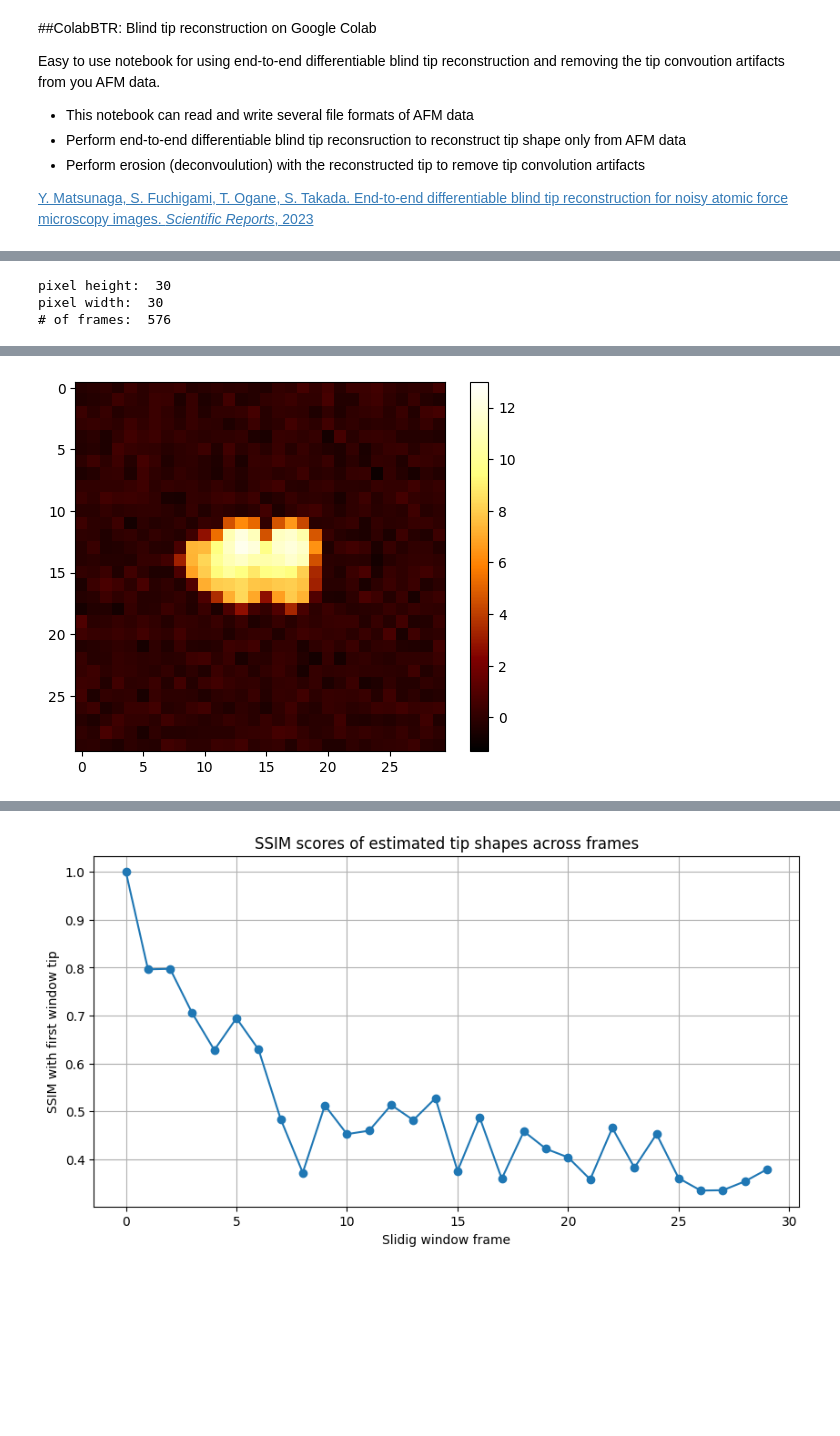
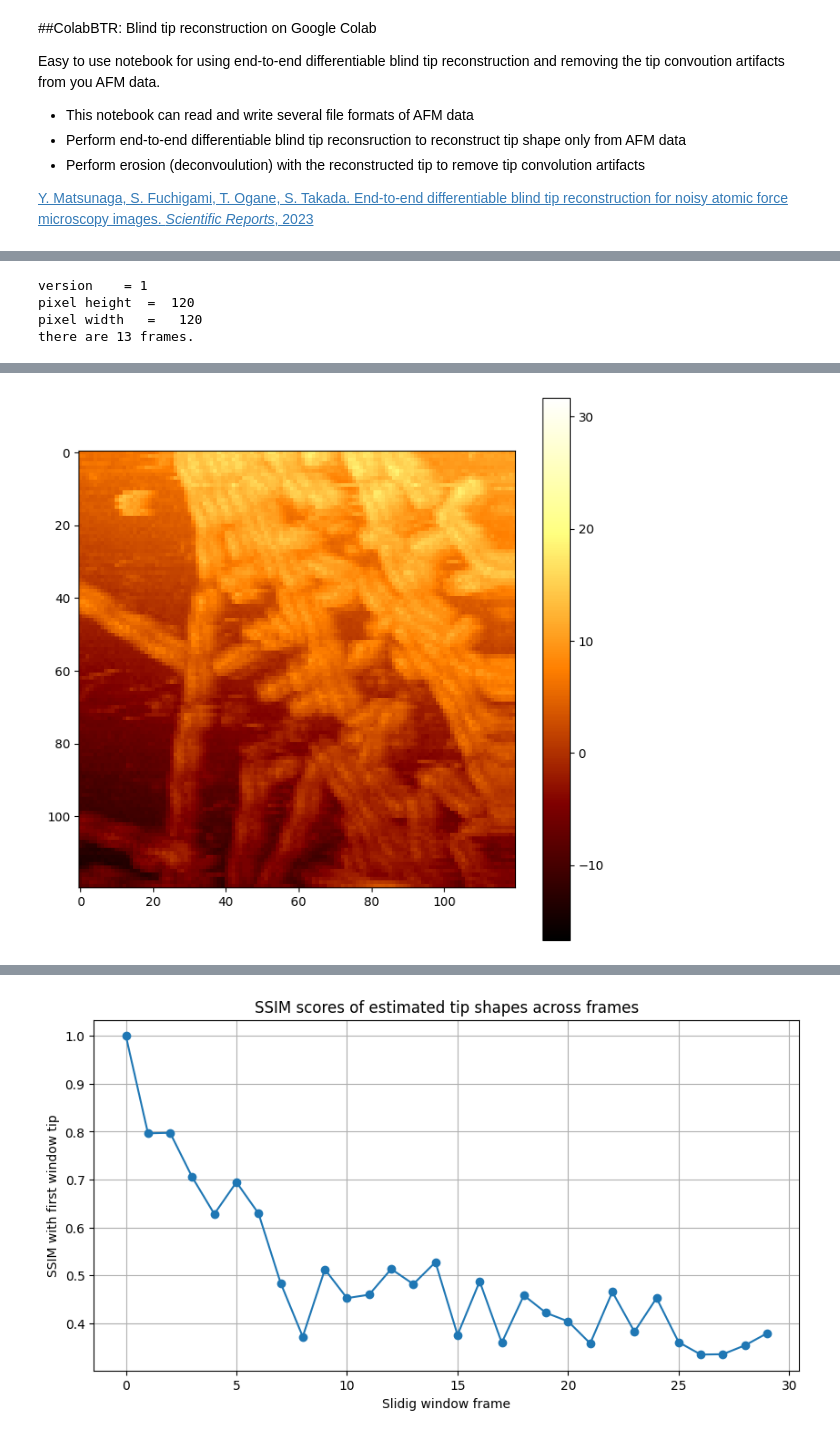
Before and after one commit to matsunagalab/ColabBTR, a Jupyter notebook: ColabBTR.ipynb, the cells around one changed output, grey strips where cells are left out. Drawn from its saved outputs; the diff is of its cells as text; code cells hidden in the pictures; blank space fills up the shorter version.

Commit message:
two channels for asd file

```diff
--- a/ColabBTR.ipynb
+++ b/ColabBTR.ipynb
@@ -76,7 +76,8 @@ import numpy as np
 import matplotlib.pyplot as plt
 import gwyfile
 
-channel_name_for_gwyfile = "topography"#@param {type:"string"}
+channel_number_in_asd = 0#@param {type:"raw"}
+channel_name_in_gwyfile = "topography"#@param {type:"string"}
 
 file_path = []
 for filename in os.listdir(custom_path):
@@ -85,17 +86,24 @@ for filename in os.listdir(custom_path):
 if file_path[0].endswith('.asd'):
     data = libasd.read_asd(file_path[0])
     print("version    = {}"     .format(data.header.file_version))
-    print("image size = {}x{}"  .format(data.header.x_pixel, data.header.y_pixel))
-    print("there are {} frames.".format(len(data.frames)))
-    nframe = len(data.frames)
-    images = np.zeros((nframe, data.header.y_pixel, data.header.x_pixel))
-    for iframe in range(nframe):
-        images[iframe, :, :] = data.frames[iframe].data
+    if len(data.channels) == 1:
+        channel = data.channels[0]
+        nframe = len(data.frames)
+        images = np.zeros((nframe, data.header.y_pixel, data.header.x_pixel))
+        for iframe in range(nframe):
+            images[iframe, :, :] = data.frames[iframe].image()
+    elif len(data.channels) == 2:
+        nframe = len(data.channels[channel_number_in_asd])
+        images = np.zeros((nframe, data.header.y_pixel, data.header.x_pixel))
+        for iframe in range(nframe):
+            images[iframe, :, :] = data.channels[channel_number_in_asd][iframe].image()
+    else:
+        print("too many channels")
 
 elif file_path[0].endswith('.gwy'):
     obj = gwyfile.load(file_path[0])
     channels = gwyfile.util.get_datafields(obj)
-    channel = channels['topography']
+    channel = channels[channel_name_in_gwyfile]
     data = channel.data
     images = np.zeros((1, data.shape[0], data.shape[1]))
     images[0, :, :] = data
@@ -114,14 +122,14 @@ device = torch.device("cuda" if torch.cuda.is_available() else "cpu")
 images = torch.tensor(images, dtype=torch.float32, device=device)
 
 # display information
-print("pixel height: ",images.shape[1])
-print("pixel width: ",images.shape[2])
-nframe = images.shape[0]
-print("# of frames: ", nframe)
+print("pixel height  = ",images.shape[1])
+print("pixel width   =  ",images.shape[2])
+print("there are {} frames.".format(images.shape[0]))
 # %% [output]
-pixel height:  30
-pixel width:  30
-# of frames:  576
+version    = 1
+pixel height  =  120
+pixel width   =   120
+there are 13 frames.
 # %%
 #@title Visualize the data
 
@@ -138,10 +146,11 @@ last_frame = nframe#@param {type:"raw"}
 frame_per_second = 5#@param {type:"raw"}
 vmin = images.min().item()#@param {type:"raw"}
 vmax = images.max().item()#@param {type:"raw"}
+figsize = 8#@param {type:"raw"}
 
 if images_or_movie == 'images':
     # 初期のプロットを作成
-    fig, ax = plt.subplots()
+    fig, ax = plt.subplots(figsize=(figsize, figsize))
     image = ax.imshow(images[first_frame, :, :].to('cpu').numpy(),
                         vmin=vmin, vmax=vmax, interpolation='none', origin='upper',
                         cmap="afmhot", aspect="equal")
@@ -160,34 +169,34 @@ if images_or_movie == 'images':
         # 画像データを更新
         new_data = images[change['new'], :, :].to('cpu').numpy()
         image.set_data(new_data)
 
         # プロットをクリアして再描画
         clear_output(wait=True)
         display(slider)
         display(fig)
 
     # スライダーにイベントハンドラーを関連付ける
     slider.observe(on_value_change, names='value')
     # スライダーとプロットを表示
     display(slider)
 elif images_or_movie == 'movie':
     images_sub = images[first_frame:last_frame, :, :].to('cpu').numpy()
     fig, ax = plt.subplots()
     im = ax.imshow(images_sub[0, :, :],
                     vmin=vmin, vmax=vmax, interpolation='none', origin='upper',
                     cmap="afmhot", aspect="equal")
     # show colorbar
     fig.colorbar(image, ax=ax)
     def animate(i):
         im.set_data(images_sub[i, :, :])
         return [im]
     # アニメーションの作成
     anim = FuncAnimation(fig, animate, frames=len(images_sub), interval=200, blit=True)
     # HTML形式でアニメーションを表示
     HTML(anim.to_html5_video())
 # %% [output]
 [interactive output not drawn]
-[figure, old version]
+[figure, new version]
 # %%
 #@title (Optional) Correct stage tilt by RANSAC
 
```
Also changed, not shown: parts of 5 cells of this notebook.
